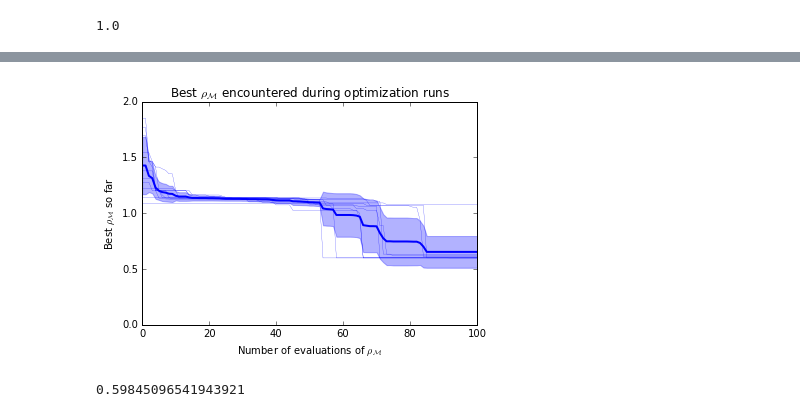
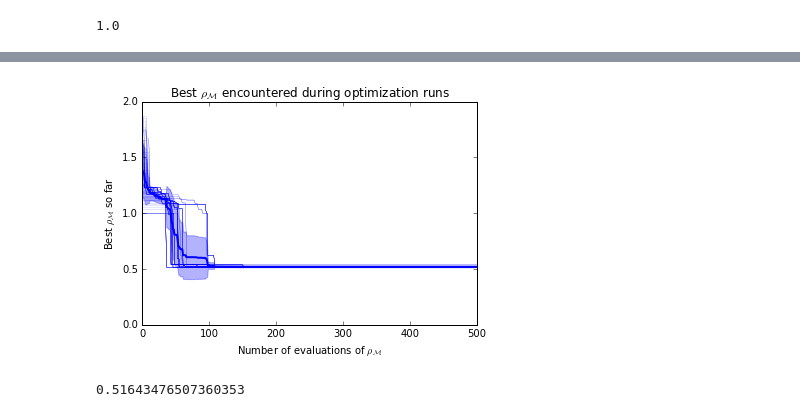
Before and after one commit to maxentile/msm-learn, a Jupyter notebook: notebooks/MCSA for metastability-index optimization.ipynb, the cells around one changed output, grey strips where cells are left out. Saved outputs shown, nothing was run; the diff lists cells and outputs as text; code cells hidden in the pictures.

```diff
--- a/notebooks/MCSA for metastability-index optimization.ipynb
+++ b/notebooks/MCSA for metastability-index optimization.ipynb
@@ -183,7 +184,7 @@ class MCSA():
       self.objective_function = objective_function
       self.annealing_schedule = annealing_schedule
 
-   def maximize(self, init_solution):
+   def maximize(self, init_solution, progress_bars=False):
       '''
       Maximize the objective function, given an initial solution
       Parameters
@@ -199,8 +200,9 @@ class MCSA():
 
       solutions = [(init_solution,self.objective_function(init_solution))]
 
+      if progress_bars: self.annealing_schedule = tqdm(self.annealing_schedule)
 
-      for beta in tqdm(self.annealing_schedule):
+      for beta in self.annealing_schedule:
          old_soln,old_f=solutions[-1]
          proposal = self.proposal_function(old_soln)
          f_proposal = self.objective_function(proposal)
@@ -212,7 +214,7 @@ class MCSA():
 
       return solutions
 # %%
-n_iter = 100
+n_iter = 500
 annealing_schedule = np.linspace(0,10,n_iter)
 mcsa = MCSA(proposal_function, objective_function, annealing_schedule)
 # %%
@@ -228,0 +222,14 @@ for i in range(n_restarts):
+# %%
+%%time
+n_restarts = 100
+def sample_all_but_one(): return set(np.arange(len(gamma))) - set([np.random.randint(0,len(gamma))])
+starting_conditions = [sample_all_but_one() for _ in range(n_restarts)]
+
+from multiprocessing import Pool
+def maximize(init_M):
+    mcsa = MCSA(proposal_function, objective_function, annealing_schedule)
+    return mcsa.maximize(init_M)
+
+p = Pool(10)
+solutions = p.map(maximize, starting_conditions)
+trajs = [[s[1] for s in solution] for solution in solutions]
@@ -231,27 +241,25 @@ trajs = [-np.array(traj) for traj in trajs]
 # %%
 def plot(trajs, color='blue', label=None):
     mean = np.mean([running_minimum(traj) for traj in trajs], 0)
     stdev = np.std([running_minimum(traj) for traj in trajs], 0)
-    #min_ = np.min([running_minimum(traj) for traj in trajs], 0)
-    #max_ = np.max([running_minimum(traj) for traj in trajs], 0)
 
     plt.fill_between(range(len(mean)), mean - stdev, mean + stdev, alpha=0.3, color=color)
     plt.plot(mean, color=color, linewidth=2,label=label)
 
     for traj in trajs:
-        plt.plot(running_minimum(traj), linewidth=0.2, color=color)
+        plt.plot(running_minimum(traj), linewidth=0.1, color=color)
 
     plt.ylim(0,2)
     plt.xlabel(r'Number of evaluations of $\rho_\mathcal{M}$')
     plt.ylabel(r'Best $\rho_\mathcal{M}$ so far')
     plt.title(r'Best $\rho_\mathcal{M}$ encountered during optimization runs')
 plot(trajs)
 # %% [output]
-[figure, old version]
+[figure, new version]
 # %%
 np.min([np.min(traj) for traj in trajs])
 # %% [output]
-0.59845096541943921
+0.51643476507360353
 # %%
 # let's also try a softer version
 
```
Also changed, not shown: parts of 13 cells of this notebook.
